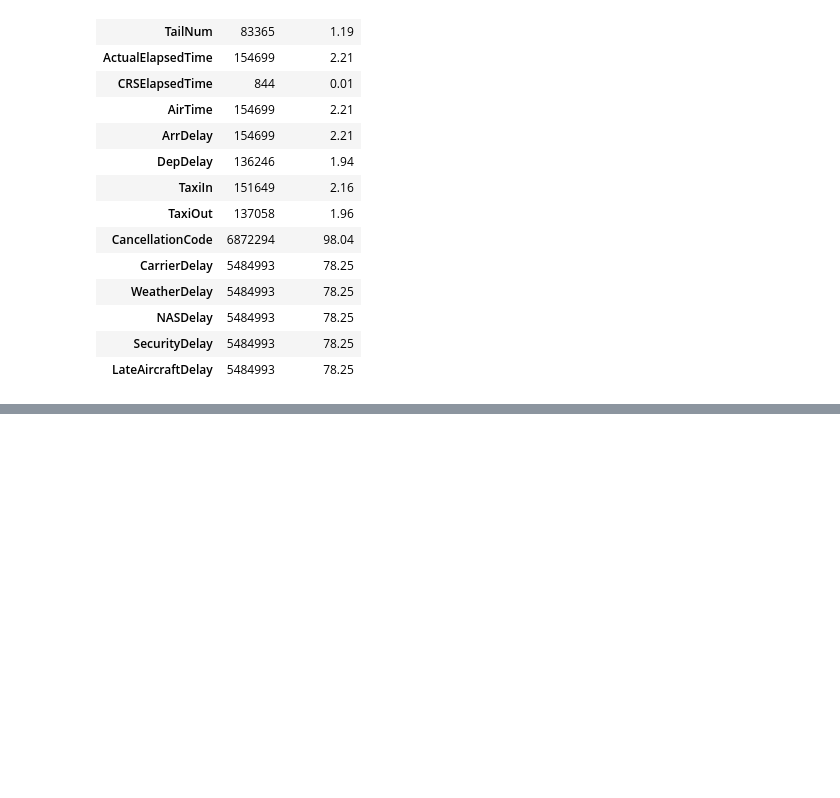
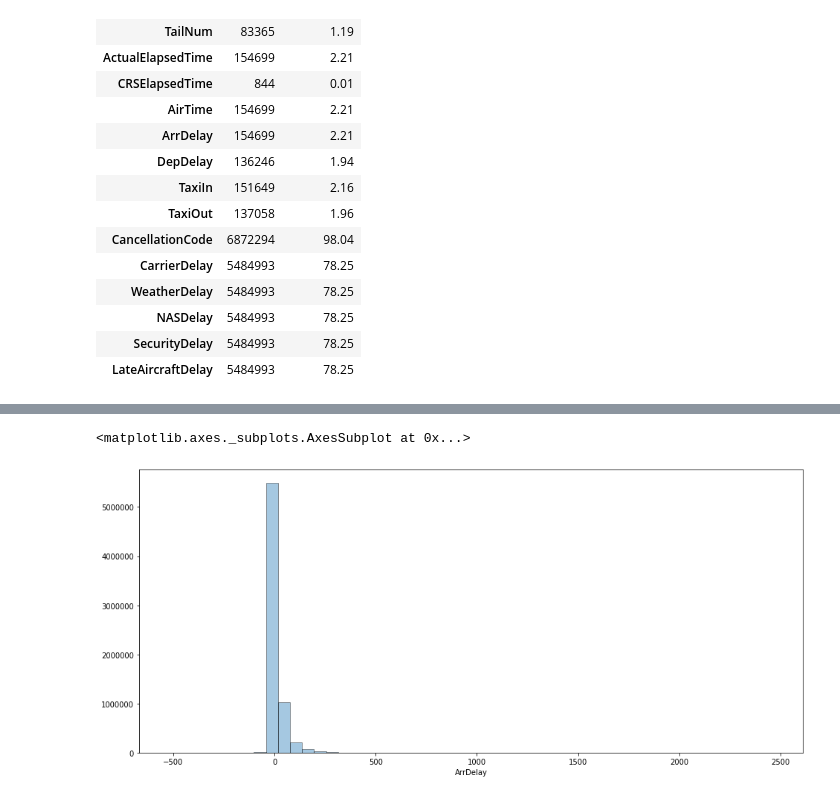
Before and after one commit to danghung-dev/cbd-assignment, a Jupyter notebook: assignment5_Airline_Arrival/assignment5.ipynb, the cells around one changed output, grey strips where cells are left out. Cells and saved outputs as stored; diff of their text form; code cells hidden in the pictures; blank space fills up the shorter version.

```diff
--- a/assignment5_Airline_Arrival/assignment5.ipynb
+++ b/assignment5_Airline_Arrival/assignment5.ipynb
@@ -151,0 +150,11 @@ missingValueColumnsFrame
+# %%
+data['CancellationCode'].fillna('0', inplace = True)
+data['CarrierDelay'].fillna(0, inplace = True)
+
+data['WeatherDelay'].fillna(0, inplace = True)
+data['NASDelay'].fillna(0, inplace = True)
+data['SecurityDelay'].fillna(0, inplace = True)
+data['LateAircraftDelay'].fillna(0, inplace = True)
+# %%
+data.dropna(inplace = True)
+data.isnull().sum()
@@ -151,0 +179,8 @@ missingValueColumnsFrame
+# %%
+def transformAttrition(value):
+    if (value >= 30):
+        return 1
+    return 0
+
+data['LateArr'] = data['ArrDelay'].apply(lambda x: transformAttrition(x))
+data.head()
@@ -151,0 +225,7 @@ missingValueColumnsFrame
+# %%
+plt.figure(figsize=(16,7))
+#plt.xlim(-100,100)
+sns.distplot(data['ArrDelay'], kde = False,hist_kws=dict(edgecolor="k"))
+# %% [output]
+<matplotlib.axes._subplots.AxesSubplot at 0x...>
+[figure, added]
```
Also changed, not shown: parts of 10 cells of this notebook, 1 other file.
